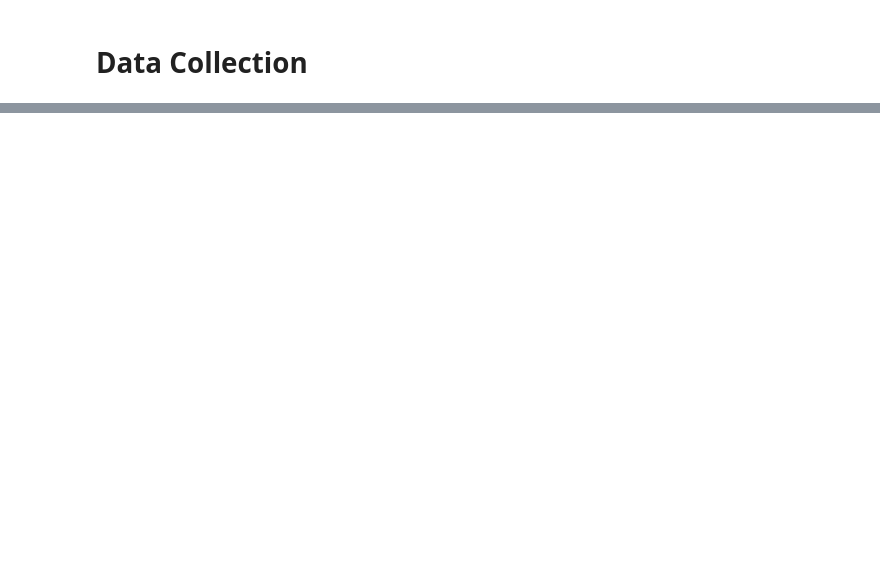
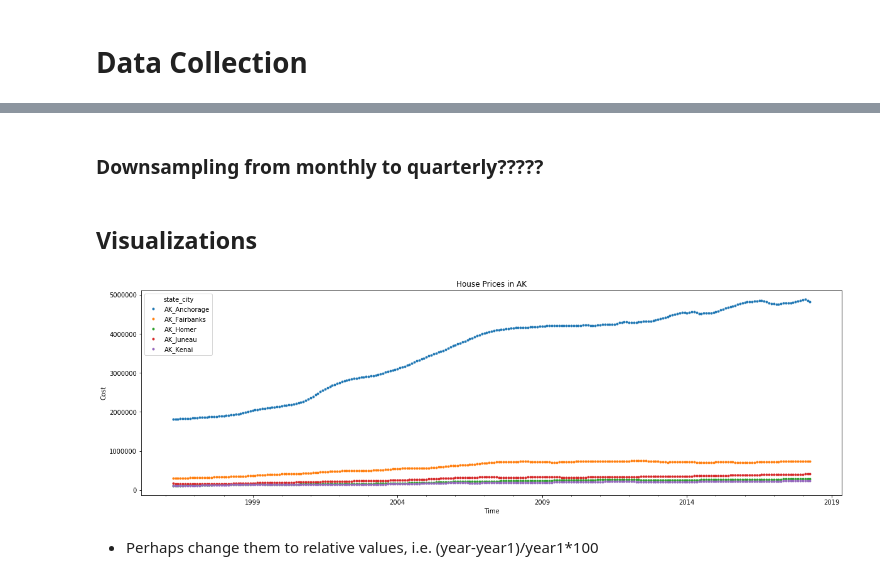
Before and after one commit to AdamBlomfield/mod_4_project, a Jupyter notebook: notebooks/ab_mod_4.ipynb, the cells around one changed output, grey strips where cells are left out. Drawn from its saved outputs; the diff is of its cells as text; code cells hidden in the pictures; blank space fills up the shorter version.

```diff
--- a/notebooks/ab_mod_4.ipynb
+++ b/notebooks/ab_mod_4.ipynb
@@ -82,0 +326,14 @@ zillow_df.head()
+# %%
+# Add in index
+zillow_df.reset_index(inplace=True)
+
+# Rename 'date' column (maybe unnecessary)
+zillow_df.rename(index=str, columns={"index": "date"}, inplace=True)
+
+# Convert 'date' to datetime
+zillow_df['date'] = pd.to_datetime(zillow_df['date'], format='%Y/%m/%d')
+
+# Make 'date' index again
+zillow_df.set_index('date', inplace=True)
+# %% [markdown]
+### Downsampling from monthly to quarterly?????
@@ -82,0 +344,15 @@ zillow_df.head()
+# %% [markdown]
+## Visualizations
+# %%
+rows_to_show = 5
+zillow_df.iloc[:,:rows_to_show].plot(figsize = (20,6), style = ".") #changes continuous line to dots, as line can mislead and suggest its continous data
+
+state = 'AK'
+plt.title('House Prices in {}'.format(state));
+plt.ylabel('Cost')
+plt.xlabel('Time')
+plt.show()
+# %% [output]
+[figure, added]
+# %% [markdown]
+* Perhaps change them to relative values, i.e. (year-year1)/year1*100
```
Also changed, not shown: parts of 75 cells of this notebook, 2 other files.
